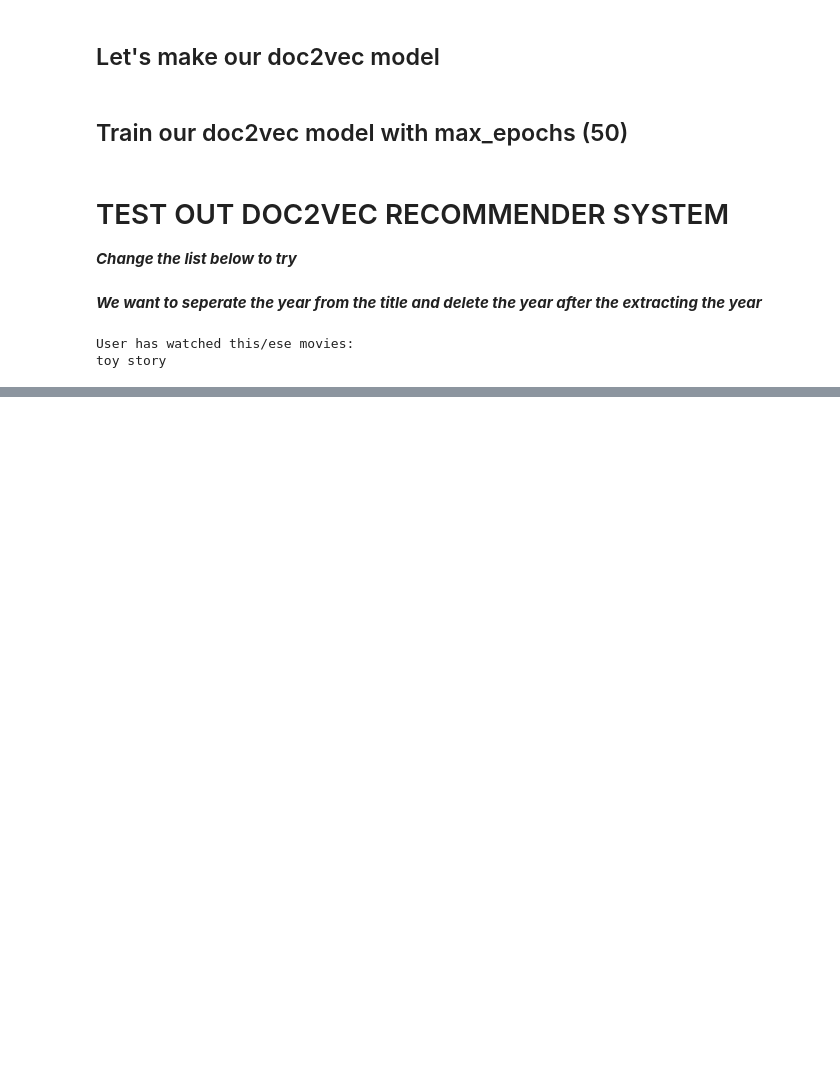
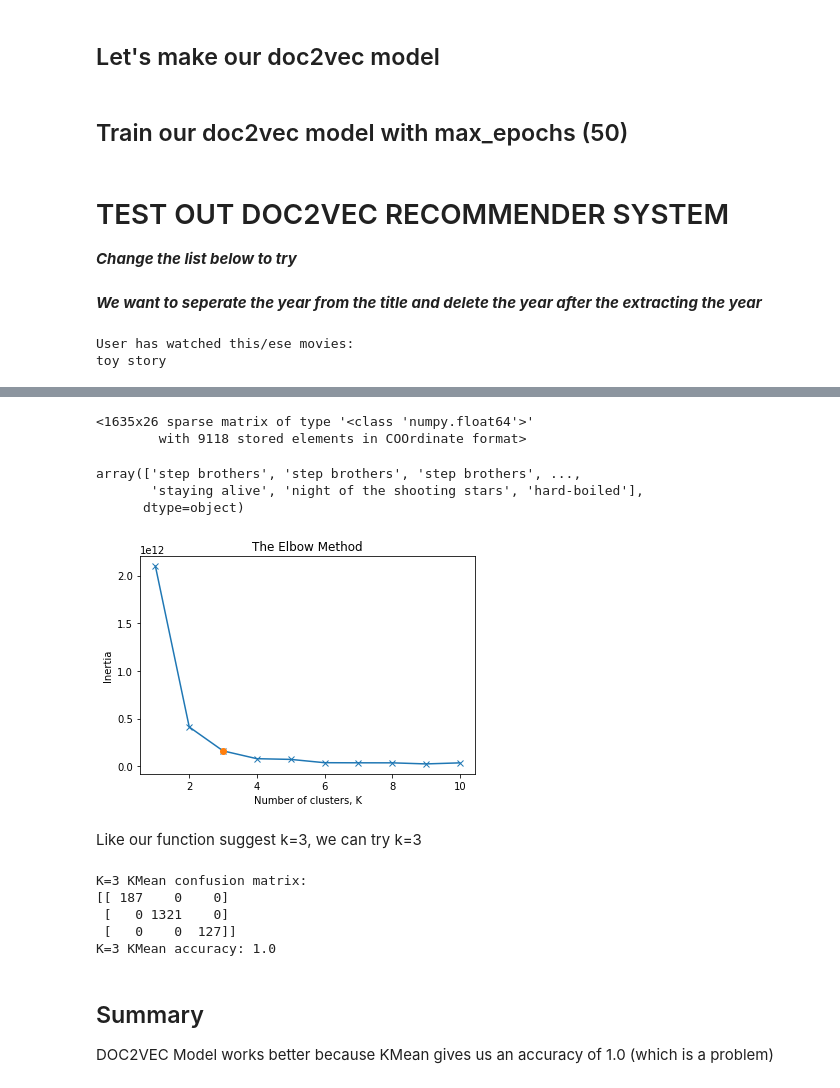
Before and after one commit to Karenw1004/DataScience, a Jupyter notebook: notebooks/WeekendMovieTrip.ipynb, the cells around one changed output, grey strips where cells are left out. Drawn from its saved outputs; the diff is of its cells as text; code cells hidden in the pictures; blank space fills up the shorter version.

```diff
--- a/notebooks/WeekendMovieTrip.ipynb
+++ b/notebooks/WeekendMovieTrip.ipynb
@@ -456,0 +430,8 @@ best in show
+# %%
+from sklearn.feature_extraction.text import CountVectorizer
+from scipy.sparse import csr_matrix, hstack
+from sklearn.cluster import KMeans
+count_vectorizer = CountVectorizer(stop_words=stopwords.words('english'), max_features=100)
+vectorizer_genres = count_vectorizer.fit_transform(df["genres"])
+print(type(vectorizer_genres))
+vectorizer_genres.toarray()
@@ -456,0 +447,3 @@ best in show
+# %%
+df_temp = df.loc[:, (df.columns != 'title') & (df.columns != 'genres') & (df.columns != 'tag')]
+df_temp.head()
@@ -456,0 +457,13 @@ best in show
+# %%
+X = hstack([csr_matrix(df_temp),vectorizer_genres])
+X # input
+# %% [output]
+<1635x26 sparse matrix of type '<class 'numpy.float64'>'
+        with 9118 stored elements in COOrdinate format>
+# %%
+Y = df.title.values
+Y # output
+# %% [output]
+array(['step brothers', 'step brothers', 'step brothers', ...,
+       'staying alive', 'night of the shooting stars', 'hard-boiled'],
+      dtype=object)
@@ -456,0 +518,6 @@ best in show
+# %%
+elbow_method(X,11)
+# %% [output]
+[figure, added]
+# %% [markdown]
+Like our function suggest k=3, we can try k=3
@@ -456,0 +535,12 @@ best in show
+# %%
+k_mean_cluster(3)
+# %% [output]
+K=3 KMean confusion matrix:
+[[ 187    0    0]
+ [   0 1321    0]
+ [   0    0  127]]
+K=3 KMean accuracy: 1.0
+# %% [markdown]
+## Summary
+
+DOC2VEC Model works better because KMean gives us an accuracy of 1.0 (which is a problem)
```
Also changed, not shown: parts of 14 cells of this notebook.
